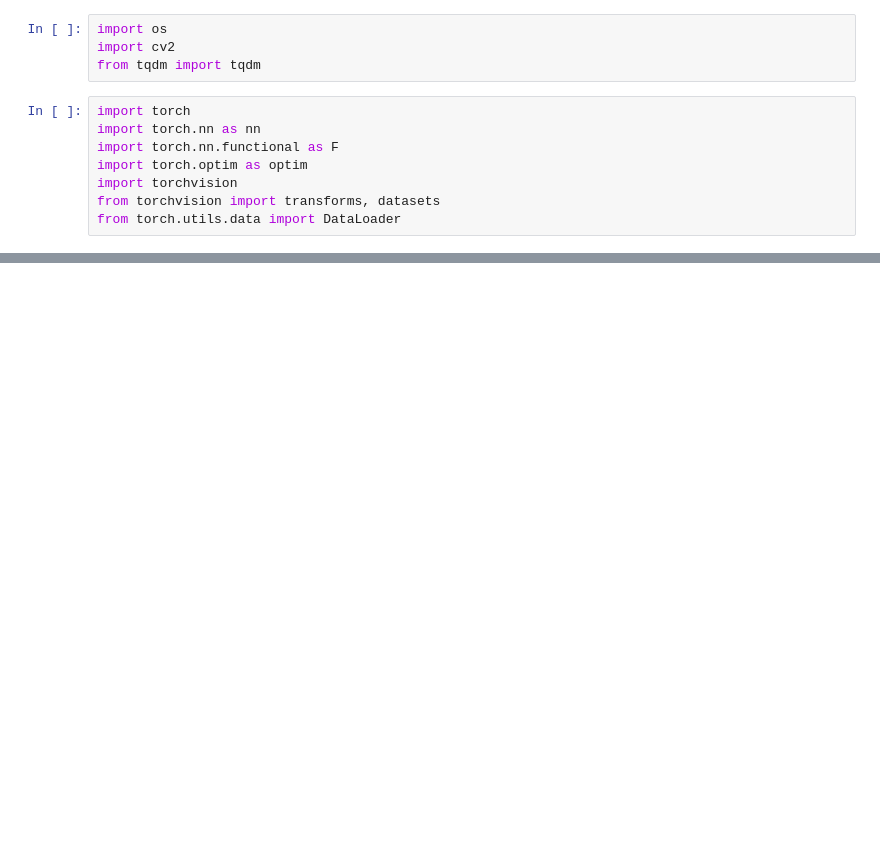
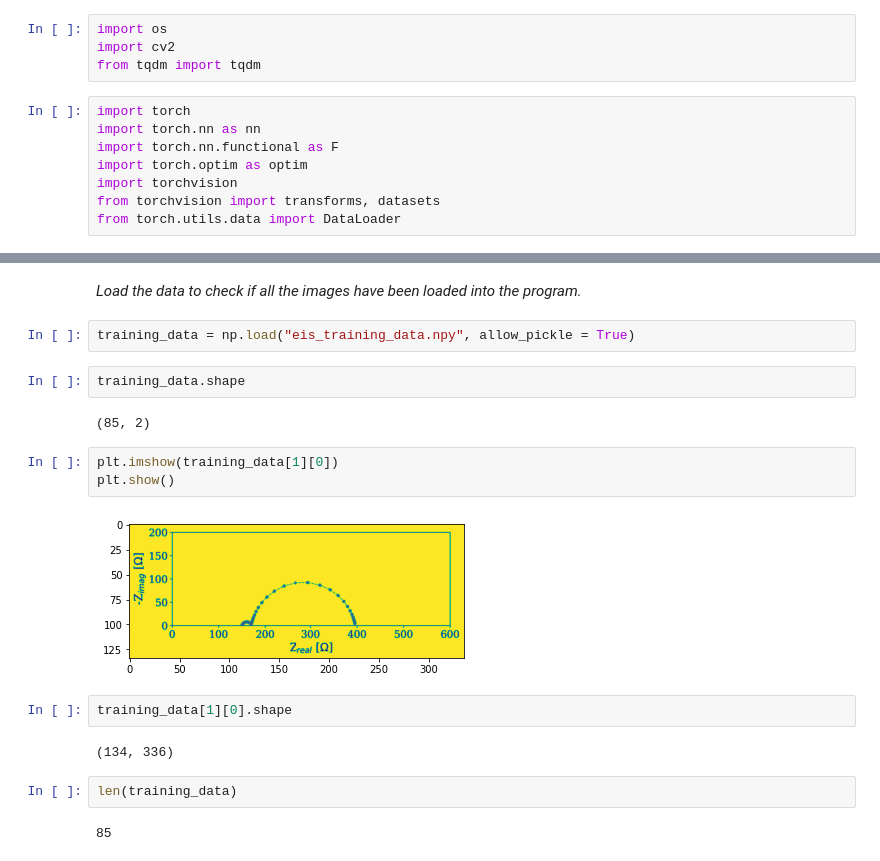
Before and after one commit to EISy-as-Py/eisy, a Jupyter notebook: EISy_as_Py/CNN_Model/PyTorch/EIS_neural_network.ipynb, the cells around one changed output, grey strips where cells are left out. Cells and saved outputs as stored; diff of their text form; blank space fills up the shorter version.

```diff
--- a/EISy_as_Py/CNN_Model/PyTorch/EIS_neural_network.ipynb
+++ b/EISy_as_Py/CNN_Model/PyTorch/EIS_neural_network.ipynb
@@ -41,0 +87,21 @@ class EISType():
+# %% [markdown]
+*Load the data to check if all the images have been loaded into the program.*
+# %%
+training_data = np.load("eis_training_data.npy", allow_pickle = True)
+# %%
+training_data.shape
+# %% [output]
+(85, 2)
+# %%
+plt.imshow(training_data[1][0])
+plt.show()
+# %% [output]
+[figure, added]
+# %%
+training_data[1][0].shape
+# %% [output]
+(134, 336)
+# %%
+len(training_data)
+# %% [output]
+85
```
Also changed, not shown: parts of 25 cells of this notebook.
